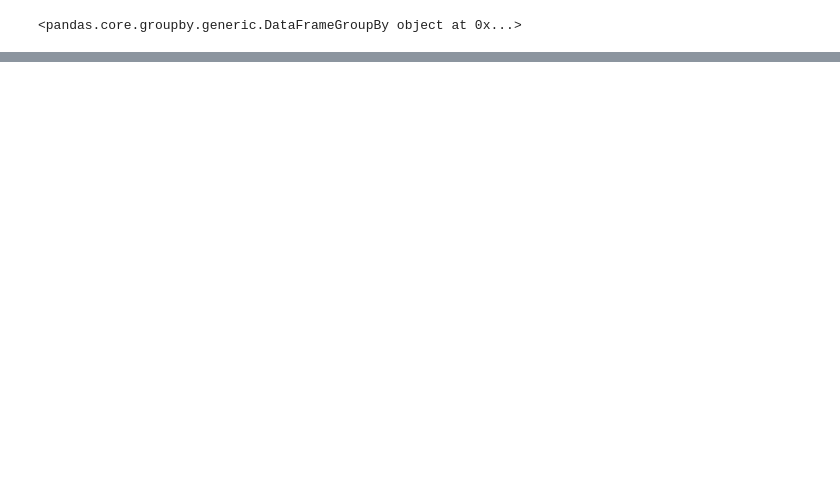
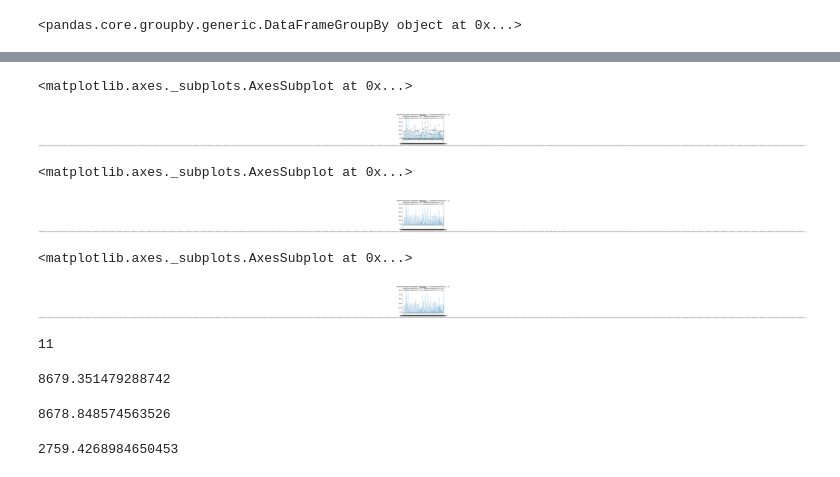
Before and after one commit to SmartCambridge/st_neots_study, a Jupyter notebook: Untitled.ipynb, the cells around one changed output, grey strips where cells are left out. Drawn from its saved outputs; the diff is of its cells as text; code cells hidden in the pictures; blank space fills up the shorter version.

```diff
--- a/Untitled.ipynb
+++ b/Untitled.ipynb
@@ -249,0 +272,10 @@ df.groupby(['D']).Duration.agg([('Min' , 'min'), ('Q1', percentile(25)), ('Media
+# %%
+a428_east_weekdays.boxplot(by = a428_east_weekdays.index.date, column = ['Duration'], grid = False, whis = [0.5,99])
+# %% [output]
+<matplotlib.axes._subplots.AxesSubplot at 0x...>
+[figure, added]
+# %%
+a428_east_weekdays.boxplot(by = a428_east_weekdays.index.date, column = ['Duration'], grid = False, whis = [0,100])
+# %% [output]
+<matplotlib.axes._subplots.AxesSubplot at 0x...>
+[figure, added]
@@ -249,0 +285,17 @@ df.groupby(['D']).Duration.agg([('Min' , 'min'), ('Q1', percentile(25)), ('Media
+# %%
+filtered.boxplot(by = filtered.index.date, column = ['Duration'], grid = False, whis = 'range')
+# %% [output]
+<matplotlib.axes._subplots.AxesSubplot at 0x...>
+[figure, added]
+# %%
+pd.to_datetime('2019-04-25T10:24:32+00:00').tz_convert('Europe/London').hour
+# %% [output]
+11
+# %%
+a428_east.Distance.mean()
+# %% [output]
+8679.351479288742
+# %%
+a428_west.Distance.mean()
+# %% [output]
+8678.848574563526
@@ -249,0 +304,4 @@ df.groupby(['D']).Duration.agg([('Min' , 'min'), ('Q1', percentile(25)), ('Media
+# %%
+a1m_north.Distance.mean()
+# %% [output]
+2759.4268984650453
```
Also changed, not shown: parts of 26 cells of this notebook.
